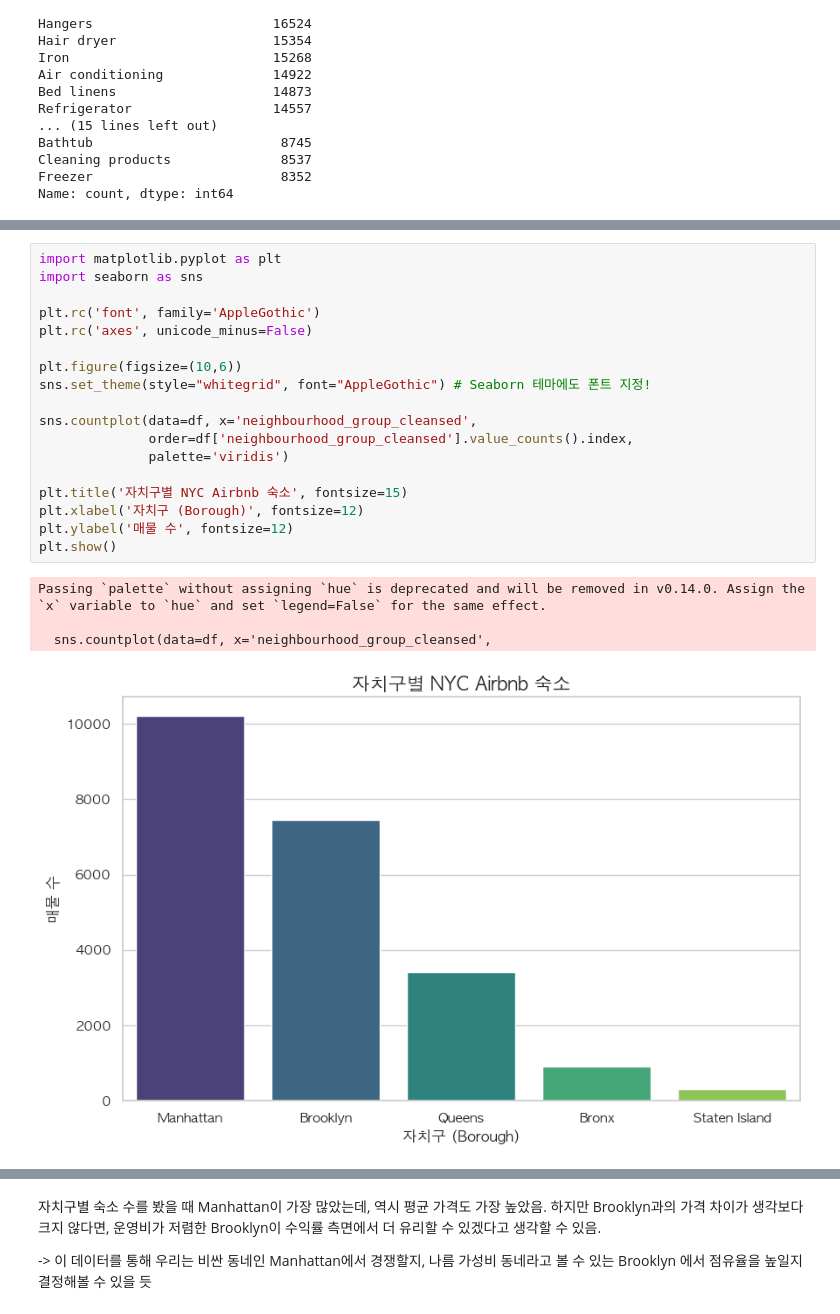
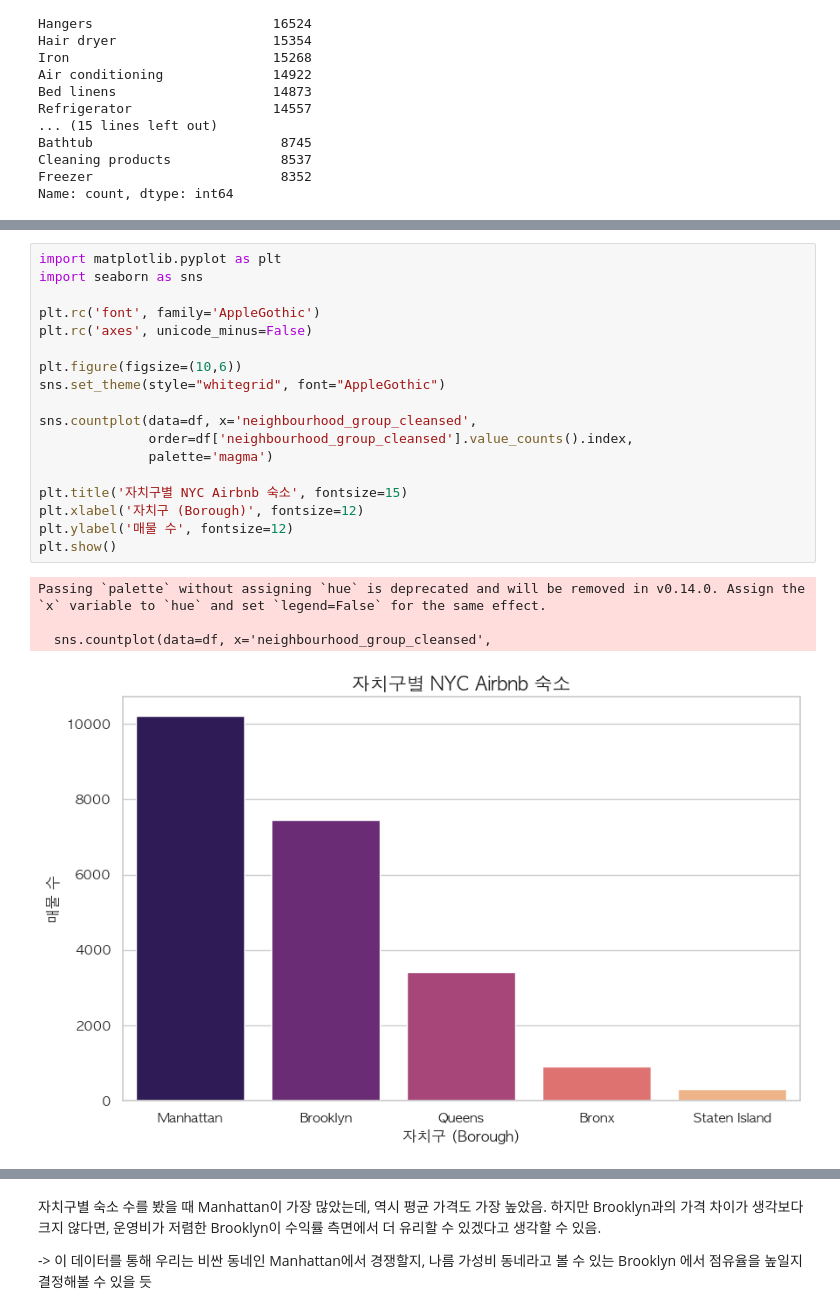
Before and after one commit to motimit/second_project, a Jupyter notebook: Kyuri_EDA/project_han.ipynb, the cells around one changed output, grey strips where cells are left out. Cells and saved outputs as stored; diff of their text form.

```diff
--- a/Kyuri_EDA/project_han.ipynb
+++ b/Kyuri_EDA/project_han.ipynb
@@ -497,24 +323,24 @@ Name: count, dtype: int64
 # %%
 import matplotlib.pyplot as plt
 import seaborn as sns
 
 plt.rc('font', family='AppleGothic')
 plt.rc('axes', unicode_minus=False)
 
 plt.figure(figsize=(10,6))
-sns.set_theme(style="whitegrid", font="AppleGothic") # Seaborn 테마에도 폰트 지정!
+sns.set_theme(style="whitegrid", font="AppleGothic")
 
 sns.countplot(data=df, x='neighbourhood_group_cleansed',
               order=df['neighbourhood_group_cleansed'].value_counts().index,
-              palette='viridis')
+              palette='magma')
 
 plt.title('자치구별 NYC Airbnb 숙소', fontsize=15)
 plt.xlabel('자치구 (Borough)', fontsize=12)
 plt.ylabel('매물 수', fontsize=12)
 plt.show()
 # %% [output]
 Passing `palette` without assigning `hue` is deprecated and will be removed in v0.14.0. Assign the `x` variable to `hue` and set `legend=False` for the same effect.
 
   sns.countplot(data=df, x='neighbourhood_group_cleansed',
-[figure, old version]
+[figure, new version]
 # %%
```
Also changed, not shown: parts of 22 cells of this notebook, 2 other files.
